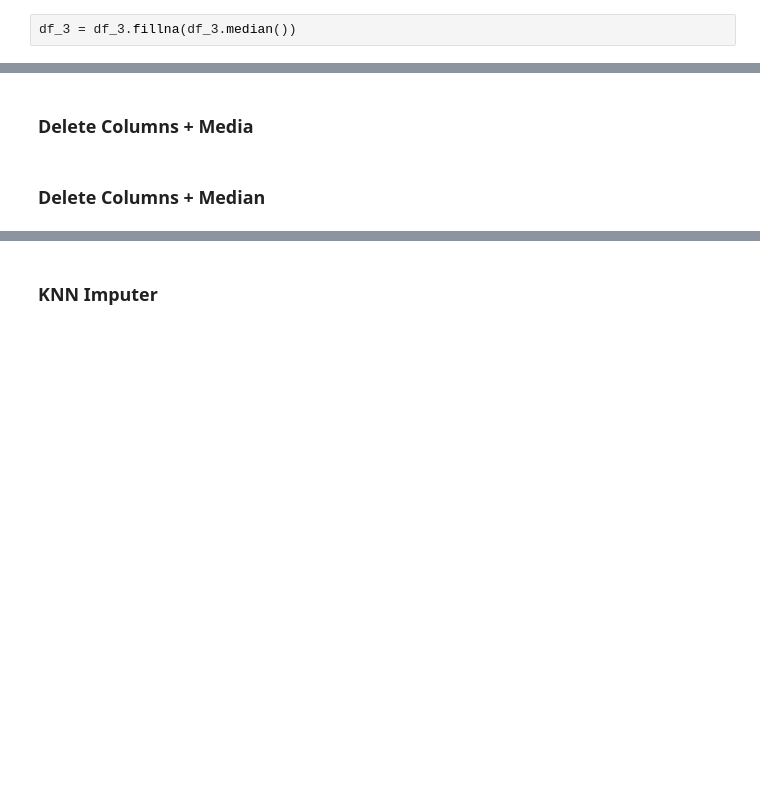
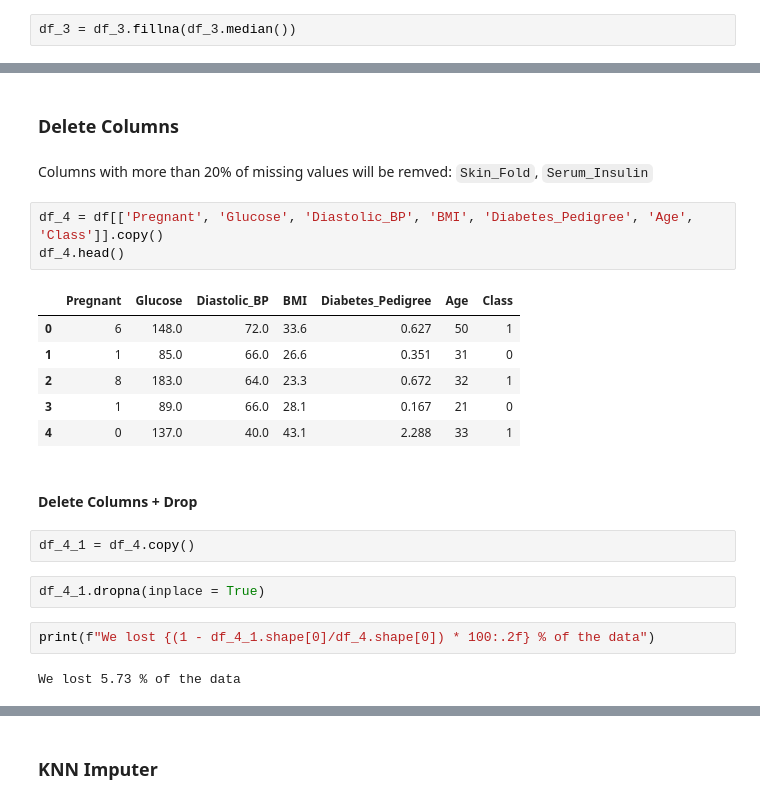
Before and after one commit to alejo1630/missing_values, a Jupyter notebook: Missing_Values_Analysis.ipynb, the cells around one changed output, grey strips where cells are left out. Cells and saved outputs as stored; diff of their text form; blank space fills up the shorter version.

```diff
--- a/Missing_Values_Analysis.ipynb
+++ b/Missing_Values_Analysis.ipynb
@@ -368,4 +394,24 @@ df[["Skin_Fold", "Serum_Insulin"]].corr()
 # %% [markdown]
-### Delete Columns + Media
+### Delete Columns
+# %% [markdown]
+Columns with more than 20% of missing values will be remved: `Skin_Fold`, `Serum_Insulin`
+# %%
+df_4 = df[['Pregnant', 'Glucose', 'Diastolic_BP', 'BMI', 'Diabetes_Pedigree', 'Age', 'Class']].copy()
+df_4.head()
+# %% [output]
+|  | Pregnant | Glucose | Diastolic_BP | BMI | Diabetes_Pedigree | Age | Class |
+| 0 | 6 | 148.0 | 72.0 | 33.6 | 0.627 | 50 | 1 |
+| 1 | 1 | 85.0 | 66.0 | 26.6 | 0.351 | 31 | 0 |
+| 2 | 8 | 183.0 | 64.0 | 23.3 | 0.672 | 32 | 1 |
+| 3 | 1 | 89.0 | 66.0 | 28.1 | 0.167 | 21 | 0 |
+| 4 | 0 | 137.0 | 40.0 | 43.1 | 2.288 | 33 | 1 |
 # %% [markdown]
-### Delete Columns + Median
+####  Delete Columns + Drop
+# %%
+df_4_1 = df_4.copy()
+# %%
+df_4_1.dropna(inplace = True)
+# %%
+print(f"We lost {(1 - df_4_1.shape[0]/df_4.shape[0]) * 100:.2f} % of the data")
+# %% [output]
+We lost 5.73 % of the data
```
Also changed, not shown: parts of 58 cells of this notebook, 1 other file.
